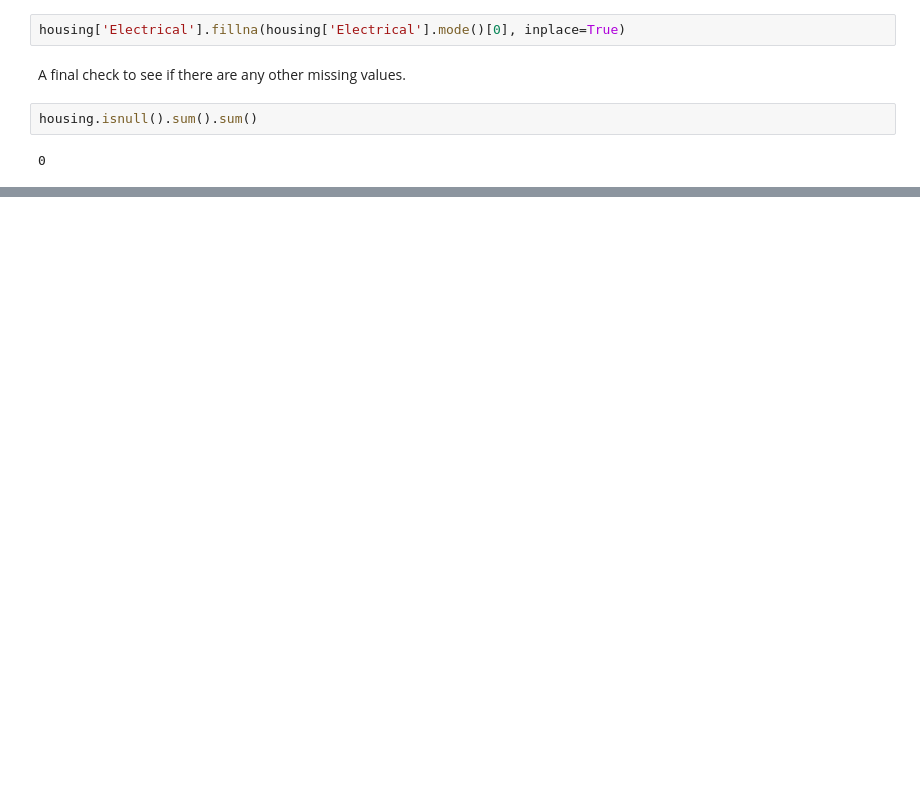
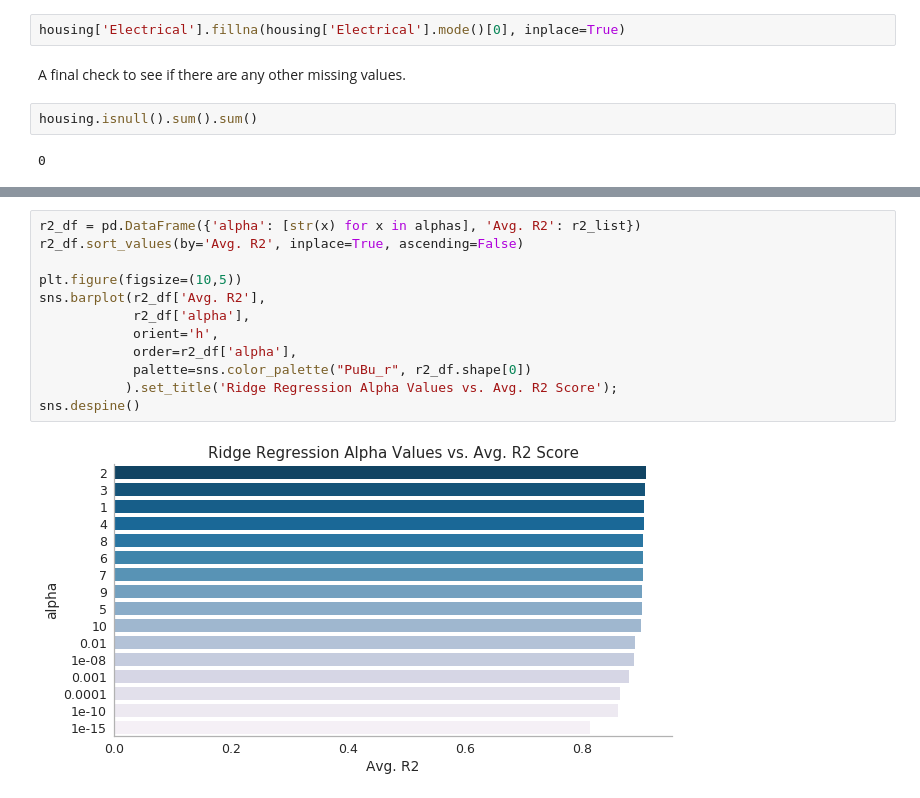
Before and after one commit to Adam-Klaum/house_prices_lr, a Jupyter notebook: house_prices_lr.ipynb, the cells around one changed output, grey strips where cells are left out. Drawn from its saved outputs; the diff is of its cells as text; blank space fills up the shorter version.

```diff
--- a/house_prices_lr.ipynb
+++ b/house_prices_lr.ipynb
@@ -310,0 +442,14 @@ Garage Cars
+# %%
+r2_df = pd.DataFrame({'alpha': [str(x) for x in alphas], 'Avg. R2': r2_list})
+r2_df.sort_values(by='Avg. R2', inplace=True, ascending=False)
+
+plt.figure(figsize=(10,5))
+sns.barplot(r2_df['Avg. R2'],
+            r2_df['alpha'],
+            orient='h',
+            order=r2_df['alpha'],
+            palette=sns.color_palette("PuBu_r", r2_df.shape[0])
+           ).set_title('Ridge Regression Alpha Values vs. Avg. R2 Score');
+sns.despine()
+# %% [output]
+[figure, added]
```
Also changed, not shown: parts of 47 cells of this notebook.
